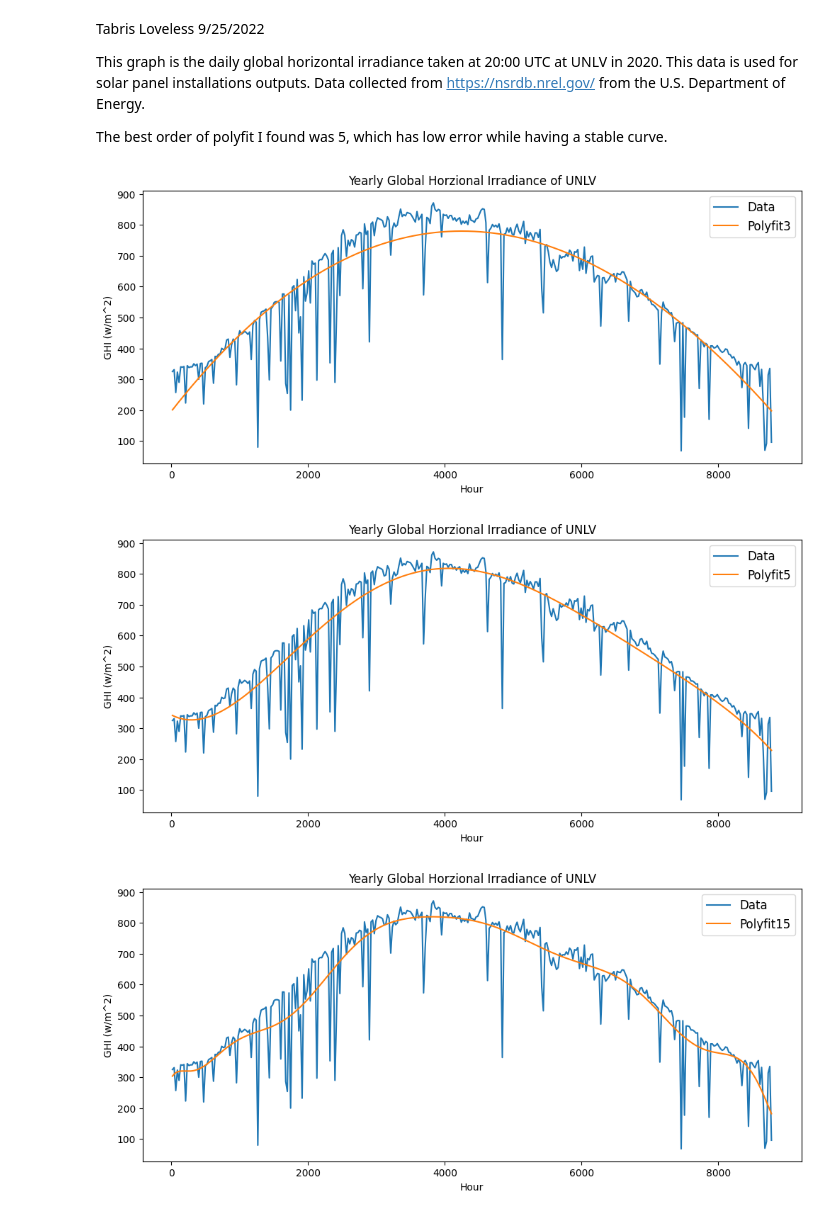
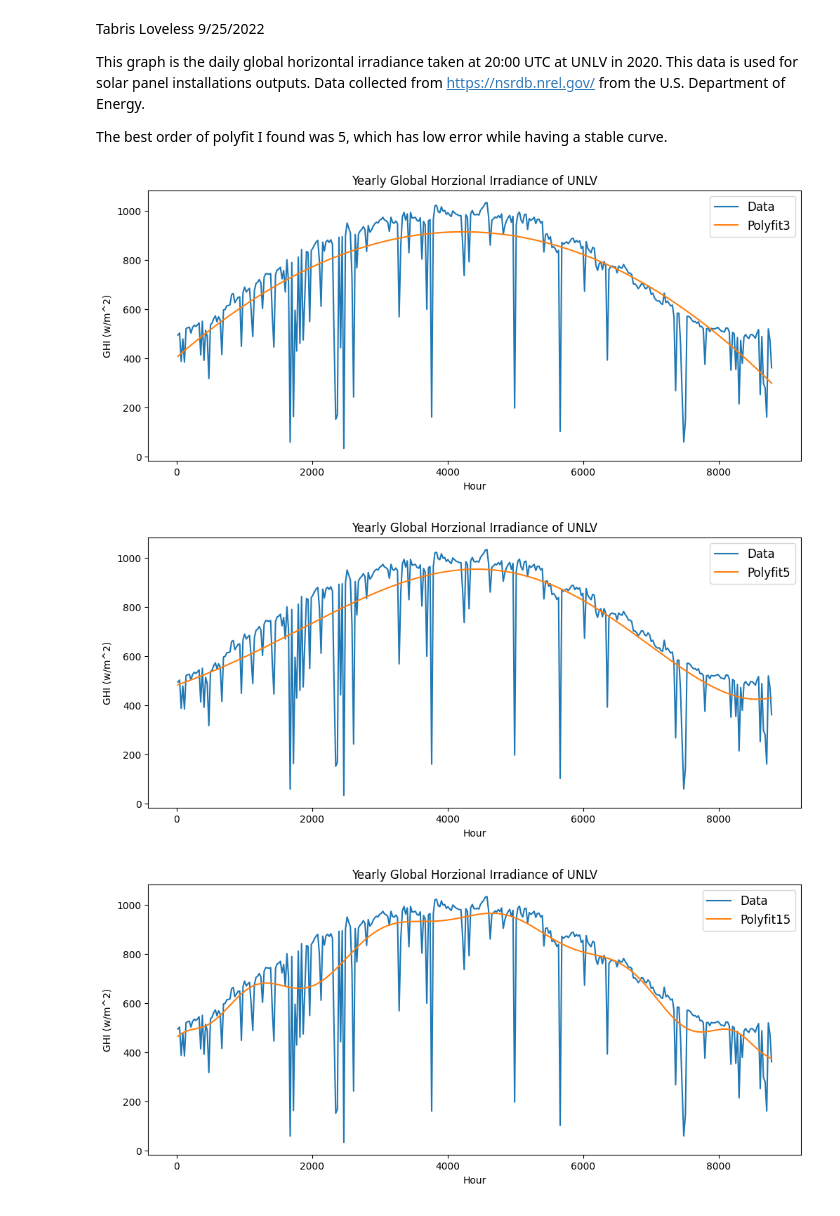
Before and after one commit to Azegon/ComputationalPhysics300, a Jupyter notebook: homework/HW_Lec_08.ipynb, the cells around one changed output. Cells and saved outputs as stored; diff of their text form; code cells hidden in the pictures.

```diff
--- a/homework/HW_Lec_08.ipynb
+++ b/homework/HW_Lec_08.ipynb
@@ -37,40 +37,40 @@ def dataplot(order, x, data):
     order: int
         sets the polyfit order.
     x: list
         given x values.
     data: list
         given y values.
     """
     #constructs line of best fit
     fit = np.polyfit(x, data, order, full=True)
     y_p = np.polyval(fit[0], x)
 
     #plotting
     fig = plt.figure(figsize=(12, 5))
     plt.plot(x, data, label = 'Data')
     plt.plot(x, y_p, label = 'Polyfit' + str(order))
     plt.legend(fontsize=12)
     plt.title('Yearly Global Horzional Irradiance of UNLV')
     plt.xlabel('Hour')
     plt.ylabel('GHI (w/m^2)')
 
     plt.show
 
 ghiarr = readdata("C:\\Users\\Danny\\Desktop\\School work\\Fall 2022\\ComputationalPhysics300-master\\homework\\GHI_Data.txt")
 #converts hours into peak hour
-x = range(17,len(ghiarr), 24)
+x = range(21,len(ghiarr), 24)
 data = []
 for i in x:
     data.append(ghiarr[i])
 
 dataplot(3,x,data)
 # %% [output]
-[figure, old version]
+[figure, new version]
 # %%
 dataplot(5,x,data)
 # %% [output]
-[figure, old version]
+[figure, new version]
 # %%
 dataplot(15, x, data)
 # %% [output]
-[figure, old version]
+[figure, new version]
```
